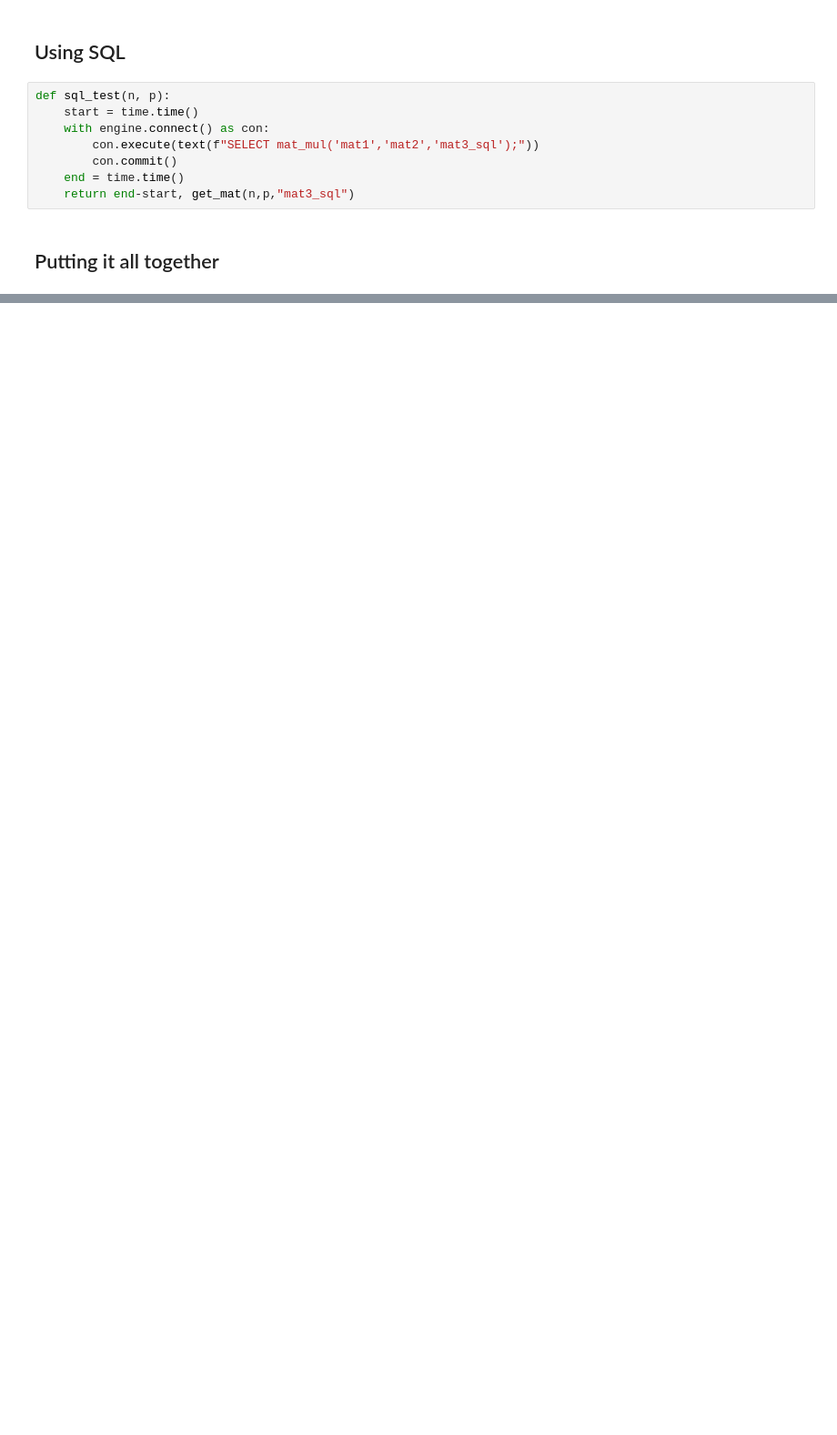
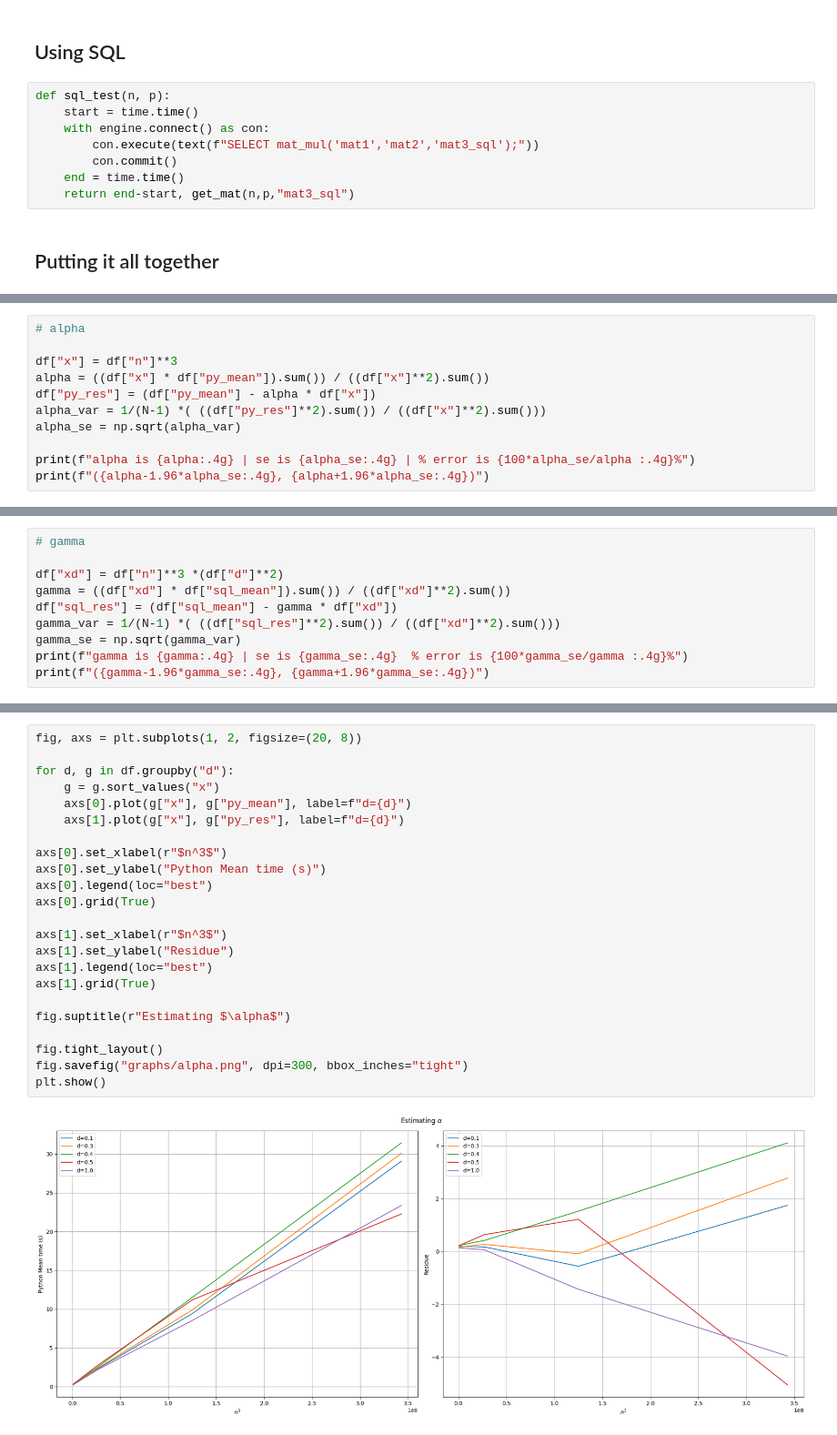
Before and after one commit to TristanHodgson/Linalg-sql, a Jupyter notebook: benchmark.ipynb, the cells around one changed output, grey strips where cells are left out. Shown: that part at 91% size. Saved outputs shown, nothing was run; the diff lists cells and outputs as text; blank space fills up the shorter version.

```diff
--- a/benchmark.ipynb
+++ b/benchmark.ipynb
@@ -143,0 +173,11 @@ def trial(xs, delay_time:bool, sparse_proportion: float, tests:int=3):
+# %%
+# alpha
+
+df["x"] = df["n"]**3
+alpha = ((df["x"] * df["py_mean"]).sum()) / ((df["x"]**2).sum())
+df["py_res"] = (df["py_mean"] - alpha * df["x"])
+alpha_var = 1/(N-1) *( ((df["py_res"]**2).sum()) / ((df["x"]**2).sum()))
+alpha_se = np.sqrt(alpha_var)
+
+print(f"alpha is {alpha:.4g} | se is {alpha_se:.4g} | % error is {100*alpha_se/alpha :.4g}%")
+print(f"({alpha-1.96*alpha_se:.4g}, {alpha+1.96*alpha_se:.4g})")
@@ -143,0 +187,10 @@ def trial(xs, delay_time:bool, sparse_proportion: float, tests:int=3):
+# %%
+# gamma
+
+df["xd"] = df["n"]**3 *(df["d"]**2)
+gamma = ((df["xd"] * df["sql_mean"]).sum()) / ((df["xd"]**2).sum())
+df["sql_res"] = (df["sql_mean"] - gamma * df["xd"])
+gamma_var = 1/(N-1) *( ((df["sql_res"]**2).sum()) / ((df["xd"]**2).sum()))
+gamma_se = np.sqrt(gamma_var)
+print(f"gamma is {gamma:.4g} | se is {gamma_se:.4g}  % error is {100*gamma_se/gamma :.4g}%")
+print(f"({gamma-1.96*gamma_se:.4g}, {gamma+1.96*gamma_se:.4g})")
@@ -143,0 +204,25 @@ def trial(xs, delay_time:bool, sparse_proportion: float, tests:int=3):
+# %%
+fig, axs = plt.subplots(1, 2, figsize=(20, 8))
+
+for d, g in df.groupby("d"):
+    g = g.sort_values("x")
+    axs[0].plot(g["x"], g["py_mean"], label=f"d={d}")
+    axs[1].plot(g["x"], g["py_res"], label=f"d={d}")
+
+axs[0].set_xlabel(r"$n^3$")
+axs[0].set_ylabel("Python Mean time (s)")
+axs[0].legend(loc="best")
+axs[0].grid(True)
+
+axs[1].set_xlabel(r"$n^3$")
+axs[1].set_ylabel("Residue")
+axs[1].legend(loc="best")
+axs[1].grid(True)
+
+fig.suptitle(r"Estimating $\alpha$")
+
+fig.tight_layout()
+fig.savefig("graphs/alpha.png", dpi=300, bbox_inches="tight")
+plt.show()
+# %% [output]
+[figure, added]
```
Also changed, not shown: parts of 23 cells of this notebook, 9 other files.
